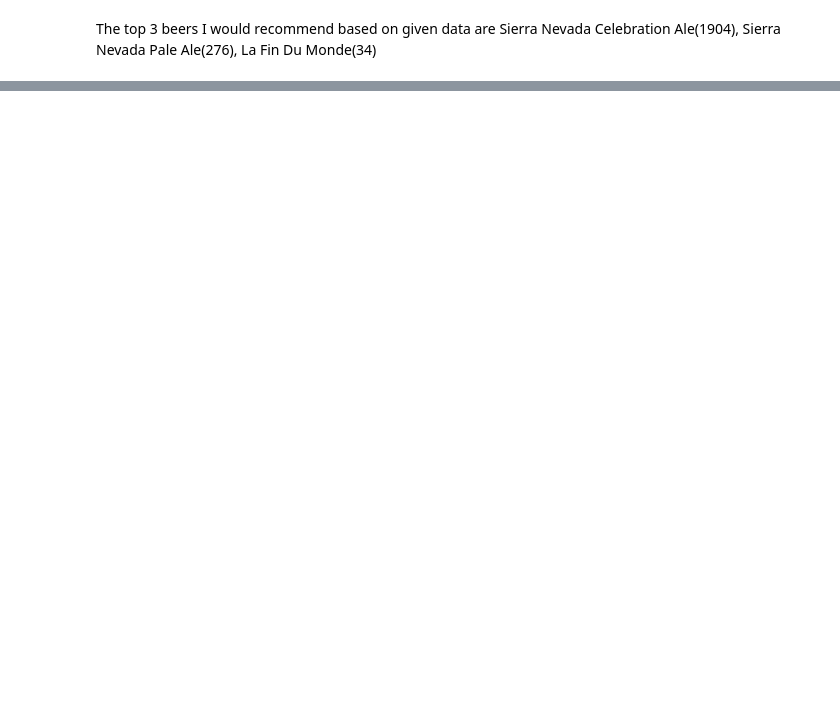
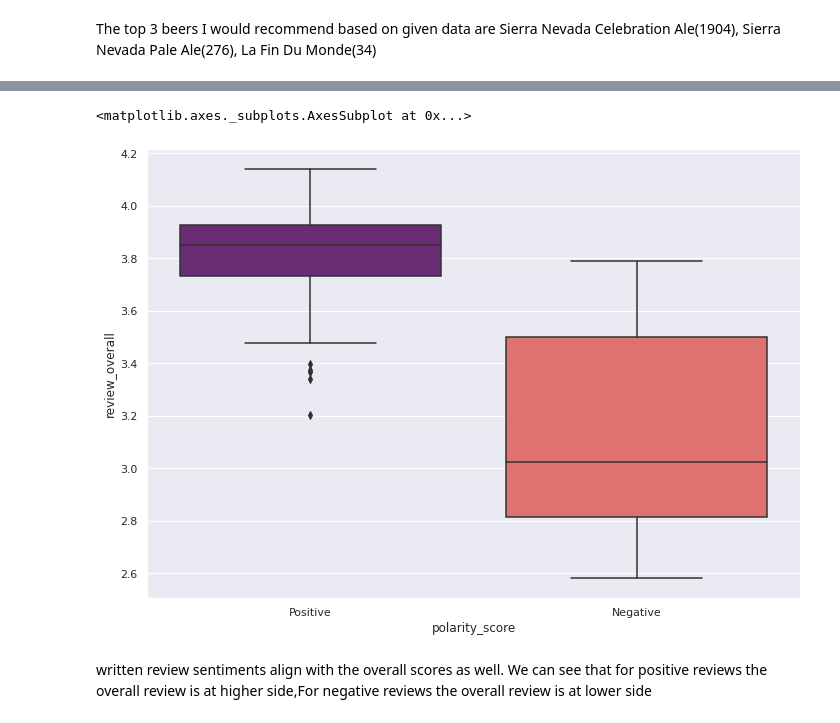
Before and after one commit to 0096uk/0096uk, a Jupyter notebook: evolent_health_project.ipynb, the cells around one changed output, grey strips where cells are left out. Saved outputs shown, nothing was run; the diff lists cells and outputs as text; code cells hidden in the pictures; blank space fills up the shorter version.

```diff
--- a/evolent_health_project.ipynb
+++ b/evolent_health_project.ipynb
@@ -533,0 +670,5 @@ Sierra Nevada Celebration Ale(1904), Sierra Nevada Pale Ale(276), La Fin Du Mond
+# %%
+import nltk
+nltk.download("vader_lexicon")
+from nltk.sentiment.vader import SentimentIntensityAnalyzer
+sia = SentimentIntensityAnalyzer()
@@ -533,0 +678,2 @@ Sierra Nevada Celebration Ale(1904), Sierra Nevada Pale Ale(276), La Fin Du Mond
+# %%
+df['polarity_score'] = df['review_text'].apply(lambda x: sia.polarity_scores(x)['compound'])
@@ -533,0 +737,4 @@ Sierra Nevada Celebration Ale(1904), Sierra Nevada Pale Ale(276), La Fin Du Mond
+# %%
+reviews_all = df.groupby('beer_style').agg({'polarity_score': np.mean,'review_overall': np.mean})
+review_score_beerstyle = pd.DataFrame(reviews_all.reset_index()).sort_values(['polarity_score','review_overall'], ascending=[False,False])
+review_score_beerstyle.head()
@@ -533,0 +748,9 @@ Sierra Nevada Celebration Ale(1904), Sierra Nevada Pale Ale(276), La Fin Du Mond
+# %%
+review_score_beerstyle['polarity_score']=np.where(review_score_beerstyle['polarity_score']<0.7,'Negative',np.where(review_score_beerstyle['polarity_score']>0.7,'Positive','Neutral'))
+# %%
+sns.boxplot(x=review_score_beerstyle['polarity_score'], y=review_score_beerstyle['review_overall'],data =review_score_beerstyle, palette="magma")
+# %% [output]
+<matplotlib.axes._subplots.AxesSubplot at 0x...>
+[figure, added]
+# %% [markdown]
+written review sentiments align with the overall scores as well. We can see that for positive reviews the overall review is at higher side,For negative reviews the overall review is at lower side
```
Also changed, not shown: parts of 12 cells of this notebook.
